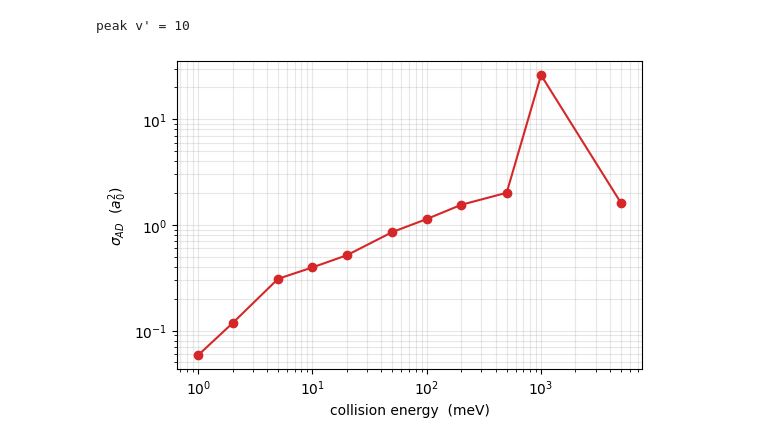
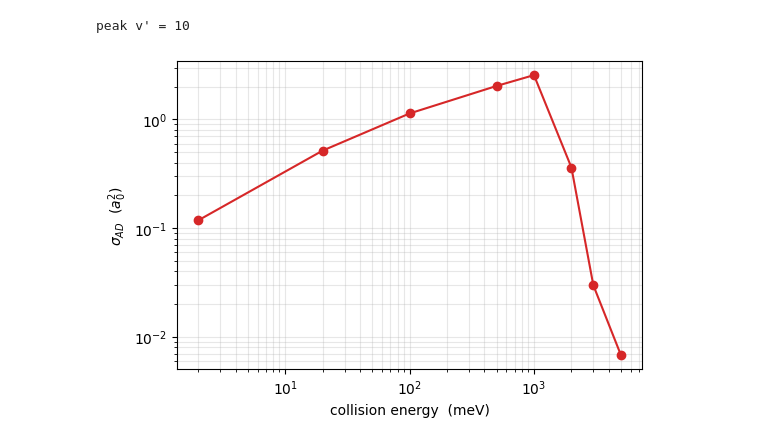
Before and after one commit to MilaimKas/AED_rate, a Jupyter notebook: notebooks/draft.ipynb, the cells around one changed output. Cells and saved outputs as stored; diff of their text form; code cells hidden in the pictures.

Commit message:
add plot

```diff
--- a/notebooks/draft.ipynb
+++ b/notebooks/draft.ipynb
@@ -111,7 +111,7 @@ Precomputation complete.  HOMO irrep detected: A1; s-wave channel: rad
 # %%
 # Inspect coupling integrand
 
-coupling = InterpolatedCoupling.from_npz("lih_coupling.npz")
+coupling = InterpolatedCoupling.from_npz("lih_minus_coupling_swave.npz")
 m_rad_R = np.array([coupling.compute_coupling_at_r(R, 0.01).m_rad.real
                     for R in solver.r_grid])
 
@@ -191,18 +192,18 @@ peak v' = 10
 # %%
 # Total sigma_AD(E): summed over J, v', J', and electron partial wave
 
 # collision enrgies
 eV    = CONSTANTS.hartree_to_ev
-E_meV = np.array([1, 2, 5, 10, 20, 50, 100, 200, 500, 1000, 5000])
+E_meV = np.array([2, 20, 100, 500, 1000, 2000, 3000, 5000])
 
 # cross section
 sigma_AD = np.array([system.sigma_AD(e * 1e-3 / eV, "a0^2") for e in E_meV])
 
 fig, ax = plt.subplots(figsize=(6, 4))
 ax.loglog(E_meV, sigma_AD, "o-", color="C3")
 ax.set_xlabel("collision energy  (meV)")
 ax.set_ylabel(r"$\sigma_{AD}$  ($a_0^2$)")
 ax.grid(True, which="both", alpha=0.3)
 plt.show()
 # %% [output]
-[figure, old version]
+[figure, new version]
```
Also changed, not shown: parts of 8 cells of this notebook.
